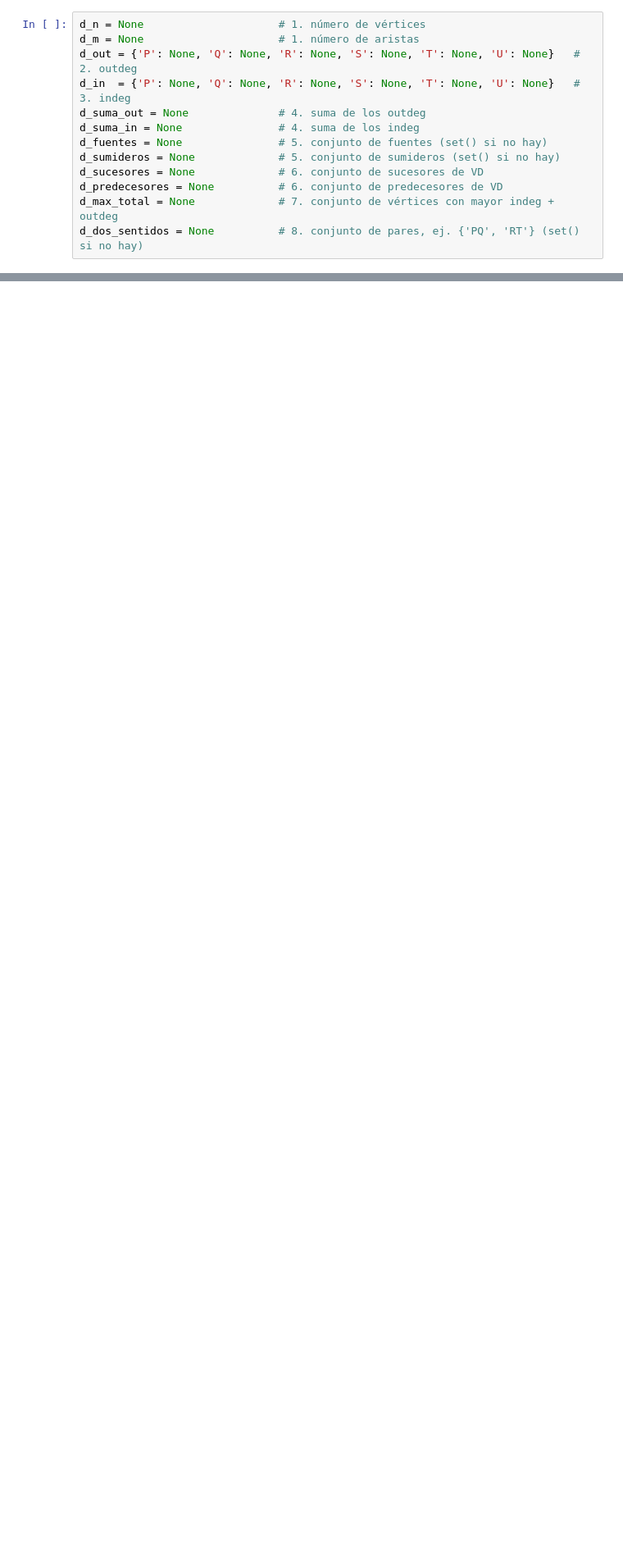
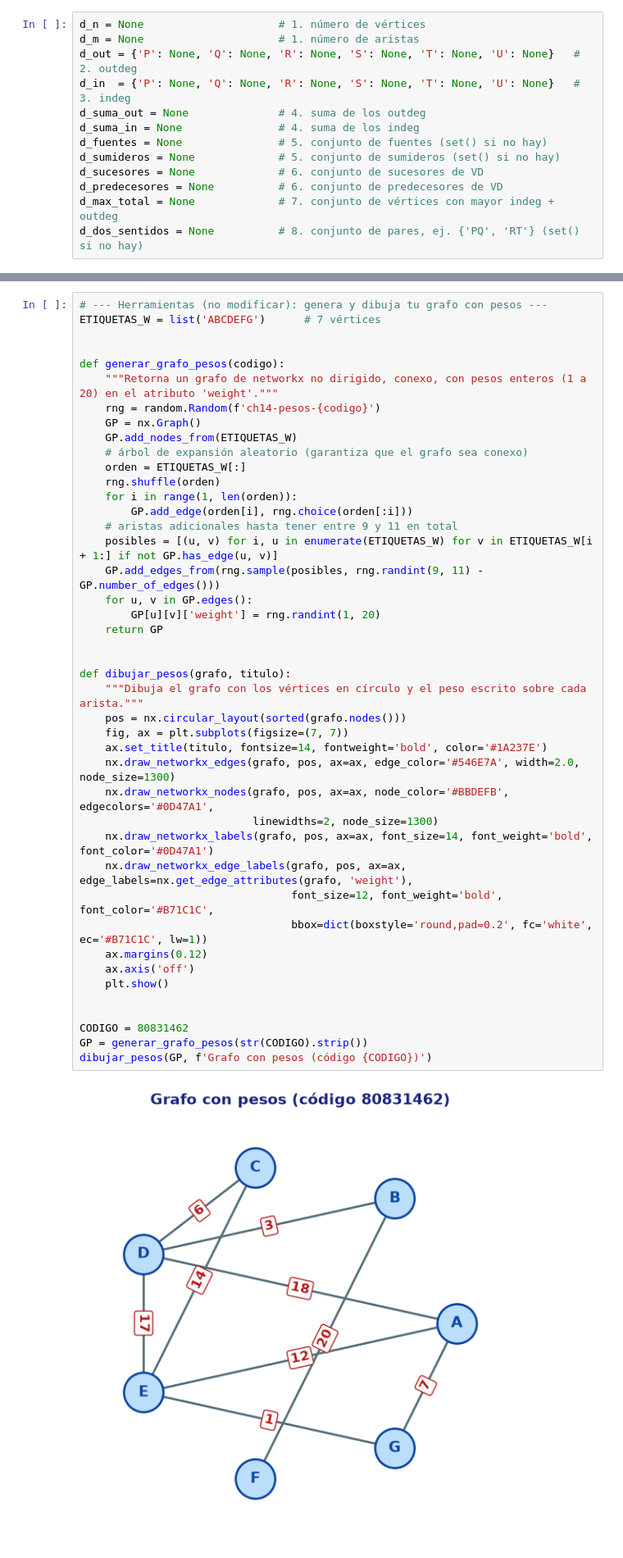
Before and after one commit to DarenGarzon/ED_2026_02_v2, a Jupyter notebook: student_work/ch14_graph_algorithms/ch14_preguntas_grados.ipynb, the cells around one changed output, grey strips where cells are left out. Shown at 82% size. Saved outputs shown, nothing was run; the diff lists cells and outputs as text; blank space fills up the shorter version.

Commit message:
grafos

```diff
--- a/student_work/ch14_graph_algorithms/ch14_preguntas_grados.ipynb
+++ b/student_work/ch14_graph_algorithms/ch14_preguntas_grados.ipynb
@@ -284,0 +520,45 @@ Responde en esta misma celda, debajo de cada pregunta:
+# %%
+# --- Herramientas (no modificar): genera y dibuja tu grafo con pesos ---
+ETIQUETAS_W = list('ABCDEFG')      # 7 vértices
+
+
+def generar_grafo_pesos(codigo):
+    """Retorna un grafo de networkx no dirigido, conexo, con pesos enteros (1 a 20) en el atributo 'weight'."""
+    rng = random.Random(f'ch14-pesos-{codigo}')
+    GP = nx.Graph()
+    GP.add_nodes_from(ETIQUETAS_W)
+    # árbol de expansión aleatorio (garantiza que el grafo sea conexo)
+    orden = ETIQUETAS_W[:]
+    rng.shuffle(orden)
+    for i in range(1, len(orden)):
+        GP.add_edge(orden[i], rng.choice(orden[:i]))
+    # aristas adicionales hasta tener entre 9 y 11 en total
+    posibles = [(u, v) for i, u in enumerate(ETIQUETAS_W) for v in ETIQUETAS_W[i + 1:] if not GP.has_edge(u, v)]
+    GP.add_edges_from(rng.sample(posibles, rng.randint(9, 11) - GP.number_of_edges()))
+    for u, v in GP.edges():
+        GP[u][v]['weight'] = rng.randint(1, 20)
+    return GP
+
+
+def dibujar_pesos(grafo, titulo):
+    """Dibuja el grafo con los vértices en círculo y el peso escrito sobre cada arista."""
+    pos = nx.circular_layout(sorted(grafo.nodes()))
+    fig, ax = plt.subplots(figsize=(7, 7))
+    ax.set_title(titulo, fontsize=14, fontweight='bold', color='#1A237E')
+    nx.draw_networkx_edges(grafo, pos, ax=ax, edge_color='#546E7A', width=2.0, node_size=1300)
+    nx.draw_networkx_nodes(grafo, pos, ax=ax, node_color='#BBDEFB', edgecolors='#0D47A1',
+                           linewidths=2, node_size=1300)
+    nx.draw_networkx_labels(grafo, pos, ax=ax, font_size=14, font_weight='bold', font_color='#0D47A1')
+    nx.draw_networkx_edge_labels(grafo, pos, ax=ax, edge_labels=nx.get_edge_attributes(grafo, 'weight'),
+                                 font_size=12, font_weight='bold', font_color='#B71C1C',
+                                 bbox=dict(boxstyle='round,pad=0.2', fc='white', ec='#B71C1C', lw=1))
+    ax.margins(0.12)
+    ax.axis('off')
+    plt.show()
+
+
+CODIGO = 80831462
+GP = generar_grafo_pesos(str(CODIGO).strip())
+dibujar_pesos(GP, f'Grafo con pesos (código {CODIGO})')
+# %% [output]
+[figure, added]
```
Also changed, not shown: parts of 31 cells of this notebook.
